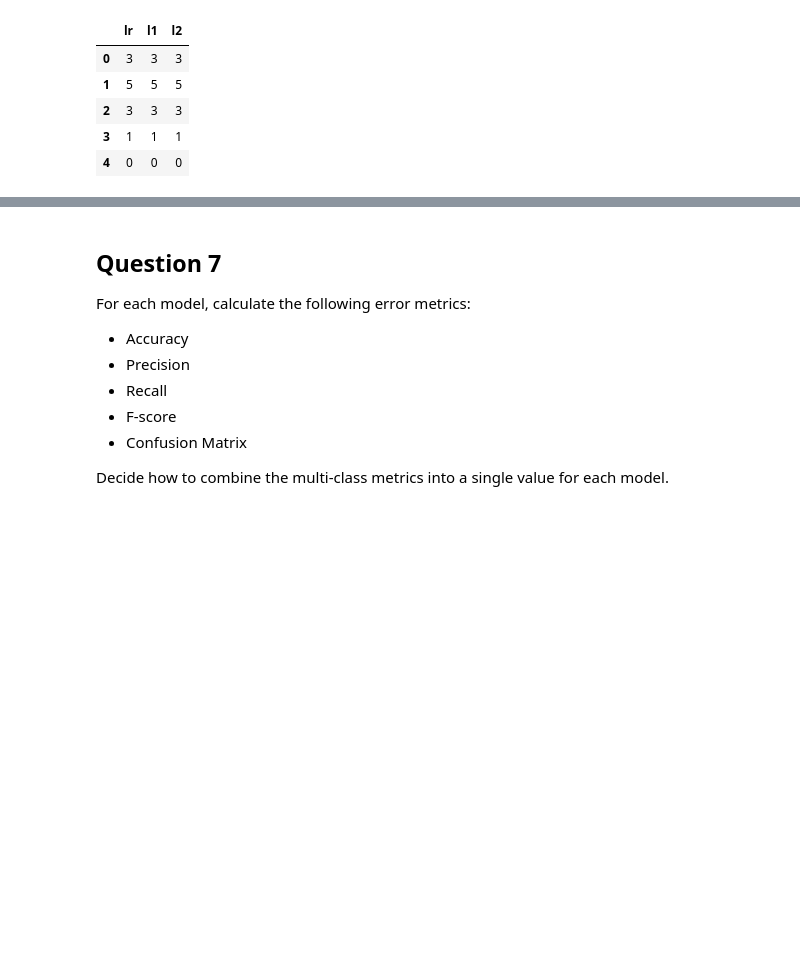
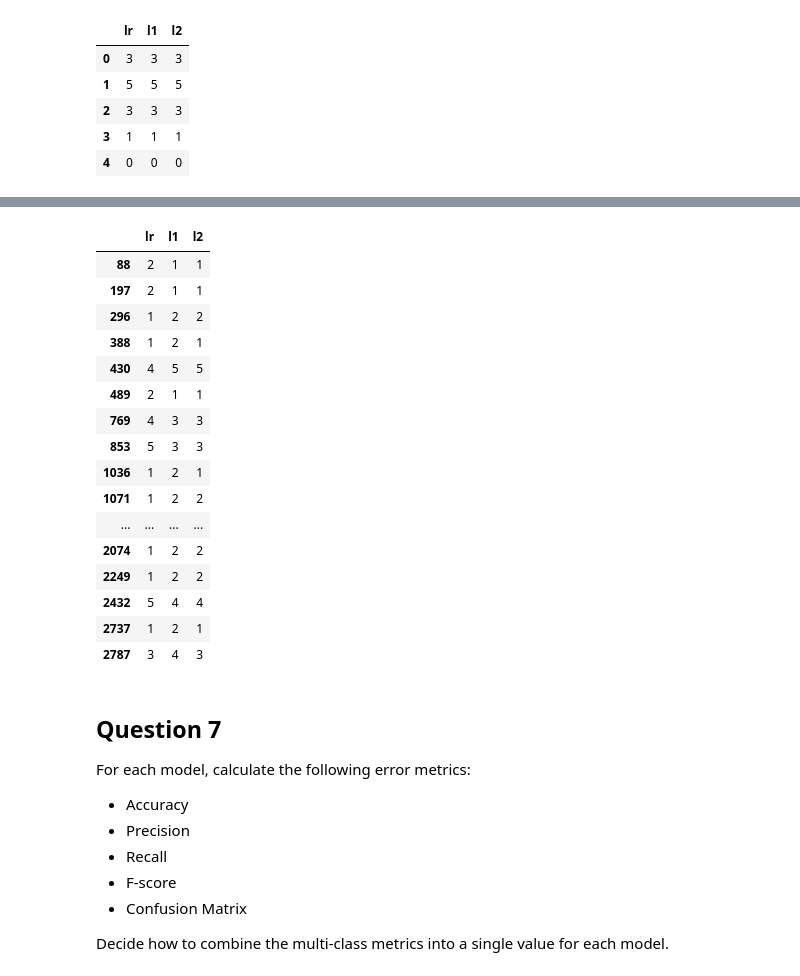
Before and after one commit to HyosikMoon/Coursera, a Jupyter notebook: Machine_Learning/Course3_Supervised_Machine_Learning_Classification/Logistic_Regression/03a_LAB_Logistic_Regression_Error_Metrics.ipynb, the cells around one changed output, grey strips where cells are left out. Cells and saved outputs as stored; diff of their text form; code cells hidden in the pictures; blank space fills up the shorter version.

```diff
--- a/Machine_Learning/Course3_Supervised_Machine_Learning_Classification/Logistic_Regression/03a_LAB_Logistic_Regression_Error_Metrics.ipynb
+++ b/Machine_Learning/Course3_Supervised_Machine_Learning_Classification/Logistic_Regression/03a_LAB_Logistic_Regression_Error_Metrics.ipynb
@@ -399,3 +482,23 @@ y_prob.head()
+# %%
+y_pred[y_pred.lr != y_pred.l1]
+# %% [output]
+|  | lr | l1 | l2 |
+| 88 | 2 | 1 | 1 |
+| 197 | 2 | 1 | 1 |
+| 296 | 1 | 2 | 2 |
+| 388 | 1 | 2 | 1 |
+| 430 | 4 | 5 | 5 |
+| 489 | 2 | 1 | 1 |
+| 769 | 4 | 3 | 3 |
+| 853 | 5 | 3 | 3 |
+| 1036 | 1 | 2 | 1 |
+| 1071 | 1 | 2 | 2 |
+| ... | ... | ... | ... |
+| 2074 | 1 | 2 | 2 |
+| 2249 | 1 | 2 | 2 |
+| 2432 | 5 | 4 | 4 |
+| 2737 | 1 | 2 | 1 |
+| 2787 | 3 | 4 | 3 |
 # %% [markdown]
 ## Question 7
 
```
Also changed, not shown: parts of 18 cells of this notebook, 1 other file.
